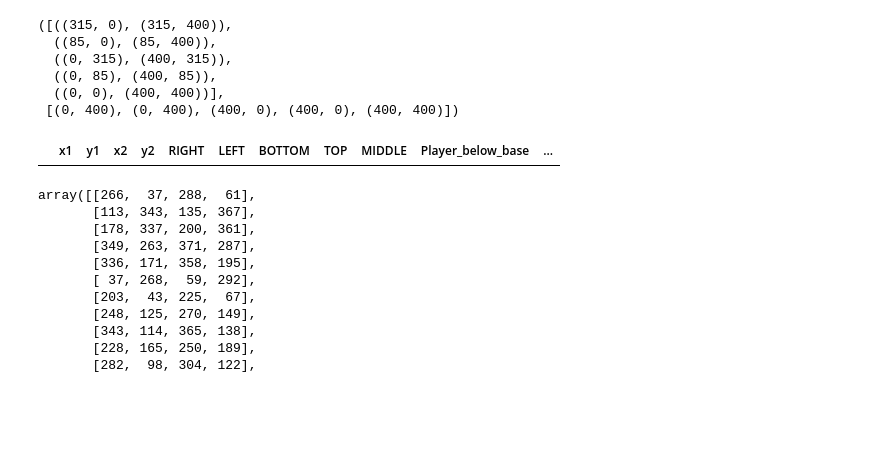
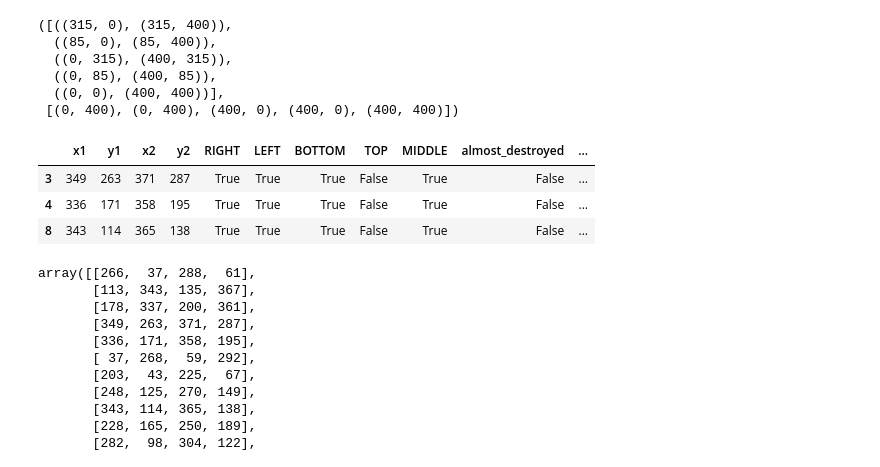
Before and after one commit to Monketo/LOLproject, a Jupyter notebook: Tower_extractor.ipynb, the cells around one changed output. Saved outputs shown, nothing was run; the diff lists cells and outputs as text; code cells hidden in the pictures; blank space fills up the shorter version.

```diff
--- a/Tower_extractor.ipynb
+++ b/Tower_extractor.ipynb
@@ -416,11 +416,14 @@ boxes_df["Player_below_bottom"] = (~boxes_df["BOTTOM"] & ~boxes_df["RIGHT"] & bo
 boxes_df["Player_above_bottom"] = (boxes_df["BOTTOM"] & boxes_df["RIGHT"] & ~boxes_df["TOP"])
 
 boxes_df["Player_below_mid"] = (boxes_df["BOTTOM"] & boxes_df["LEFT"] & ~boxes_df["MIDDLE"])
-boxes_df["Player_above_mid"] = (boxes_df["TOP"] & ~boxes_df["RIGHT"] & boxes_df["MIDDLE"])
+boxes_df["Player_above_mid"] = (~boxes_df["TOP"] & ~boxes_df["RIGHT"] & boxes_df["MIDDLE"])
 # %%
-boxes_df[boxes_df["Player_below_mid"]]
+boxes_df[boxes_df["Player_above_bottom"]]
 # %% [output]
-|  | x1 | y1 | x2 | y2 | RIGHT | LEFT | BOTTOM | TOP | MIDDLE | Player_below_base | ... |
+|  | x1 | y1 | x2 | y2 | RIGHT | LEFT | BOTTOM | TOP | MIDDLE | almost_destroyed | ... |
+| 3 | 349 | 263 | 371 | 287 | True | True | True | False | True | False | ... |
+| 4 | 336 | 171 | 358 | 195 | True | True | True | False | True | False | ... |
+| 8 | 343 | 114 | 365 | 138 | True | True | True | False | True | False | ... |
 # %%
 def vrange(starts, stops):
     """Create concatenated ranges of integers for multiple start/stop
```
Also changed, not shown: parts of 3 cells of this notebook.
